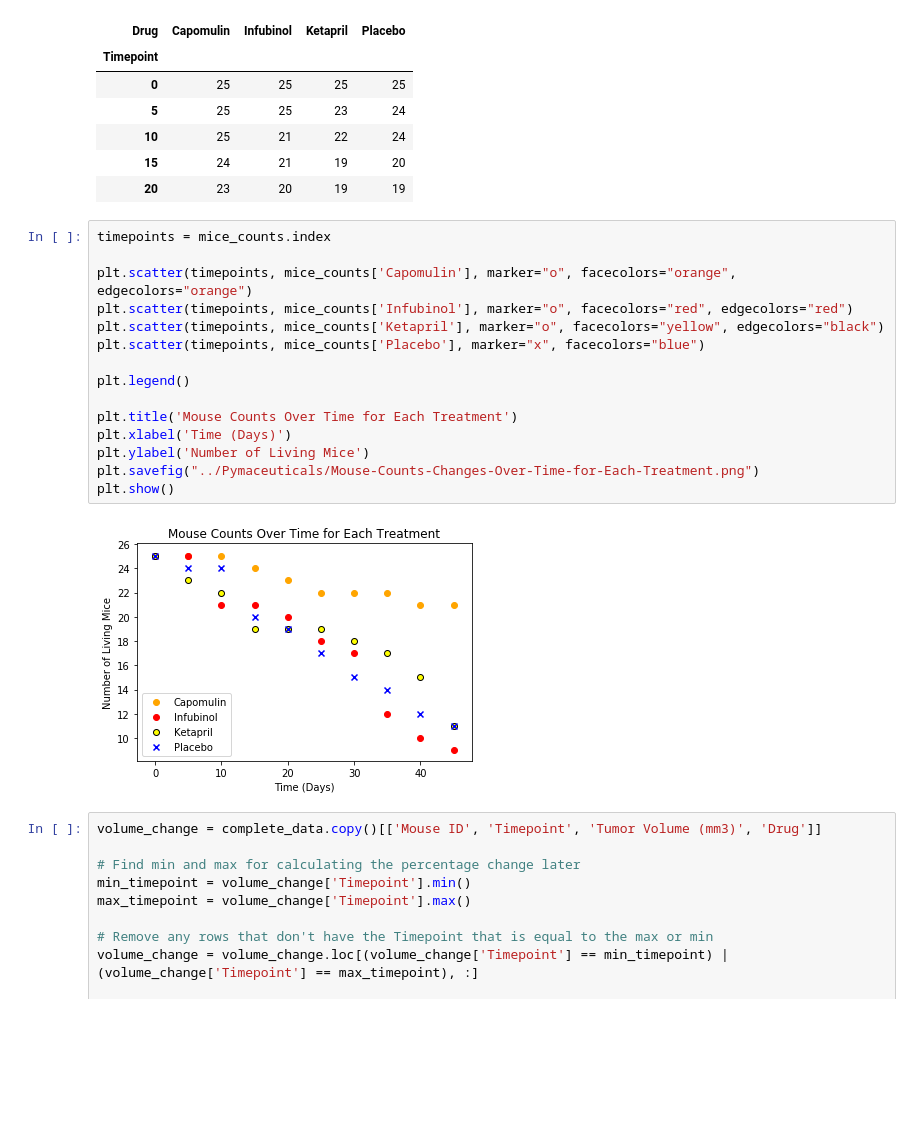
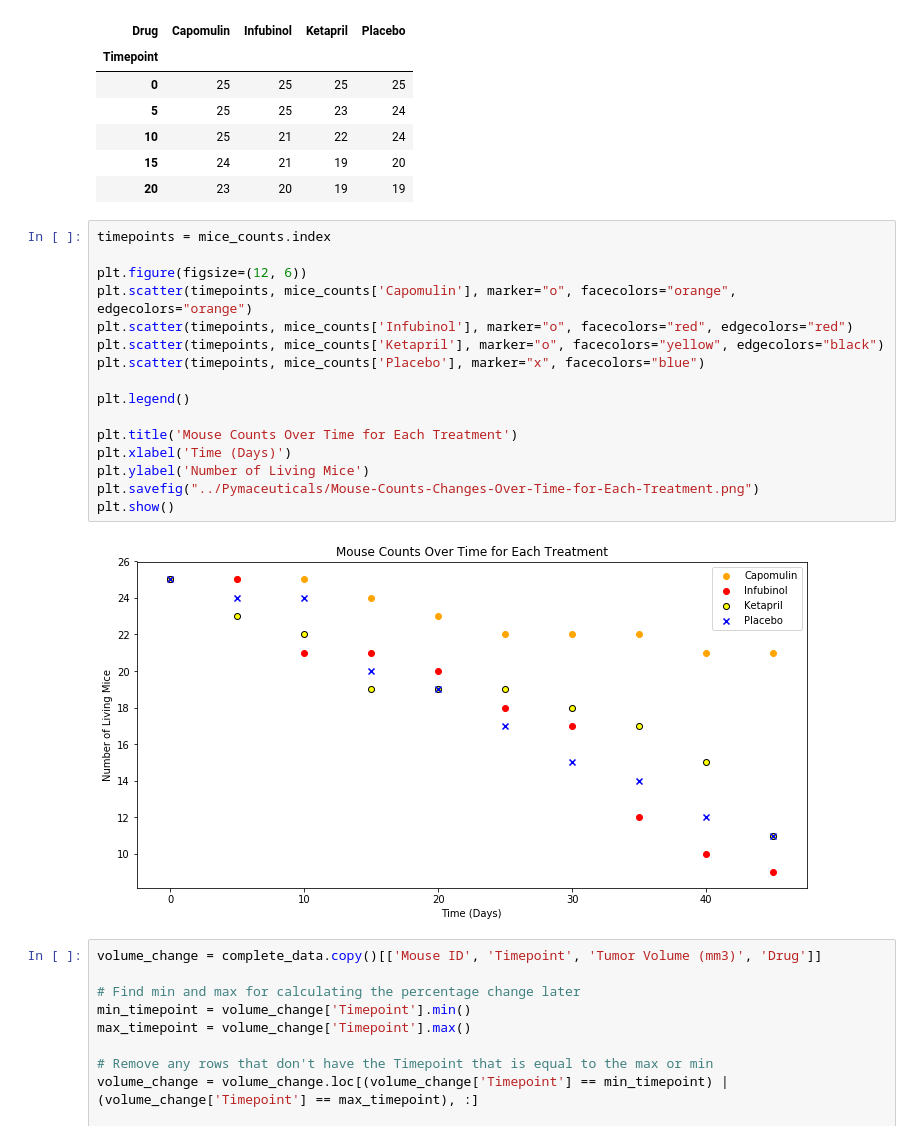
Before and after one commit to adamahrens/matplotlib-challenge, a Jupyter notebook: Pymaceuticals/Matplotlib.ipynb, the cells around one changed output. Drawn from its saved outputs; the diff is of its cells as text; blank space fills up the shorter version.

```diff
--- a/Pymaceuticals/Matplotlib.ipynb
+++ b/Pymaceuticals/Matplotlib.ipynb
@@ -197,20 +199,21 @@ mice_counts.head()
 # %%
 timepoints = mice_counts.index
 
+plt.figure(figsize=(12, 6))
 plt.scatter(timepoints, mice_counts['Capomulin'], marker="o", facecolors="orange", edgecolors="orange")
 plt.scatter(timepoints, mice_counts['Infubinol'], marker="o", facecolors="red", edgecolors="red")
 plt.scatter(timepoints, mice_counts['Ketapril'], marker="o", facecolors="yellow", edgecolors="black")
 plt.scatter(timepoints, mice_counts['Placebo'], marker="x", facecolors="blue")
 
 plt.legend()
 
 plt.title('Mouse Counts Over Time for Each Treatment')
 plt.xlabel('Time (Days)')
 plt.ylabel('Number of Living Mice')
 plt.savefig("../Pymaceuticals/Mouse-Counts-Changes-Over-Time-for-Each-Treatment.png")
 plt.show()
 # %% [output]
-[figure, old version]
+[figure, new version]
 # %%
 volume_change = complete_data.copy()[['Mouse ID', 'Timepoint', 'Tumor Volume (mm3)', 'Drug']]
 
```
Also changed, not shown: parts of 3 cells of this notebook, 3 other files.
